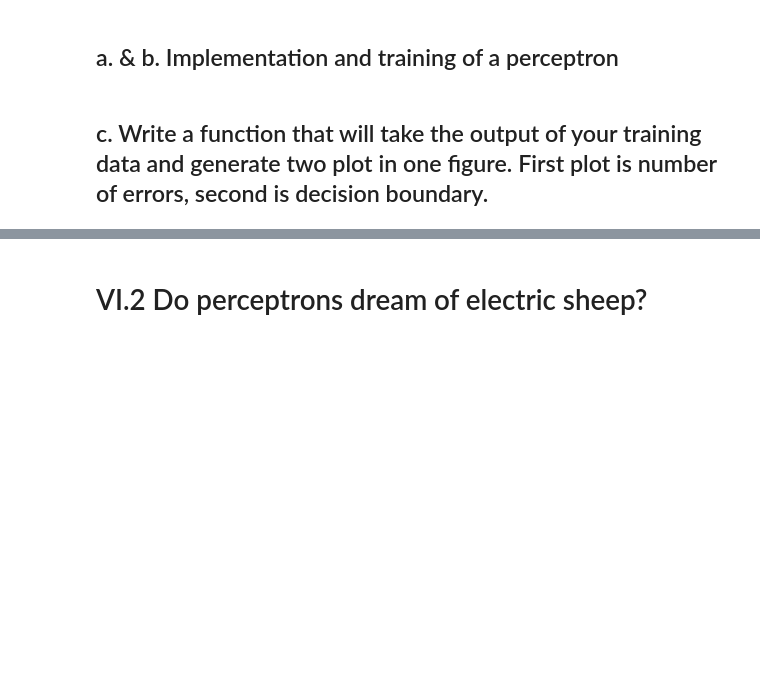
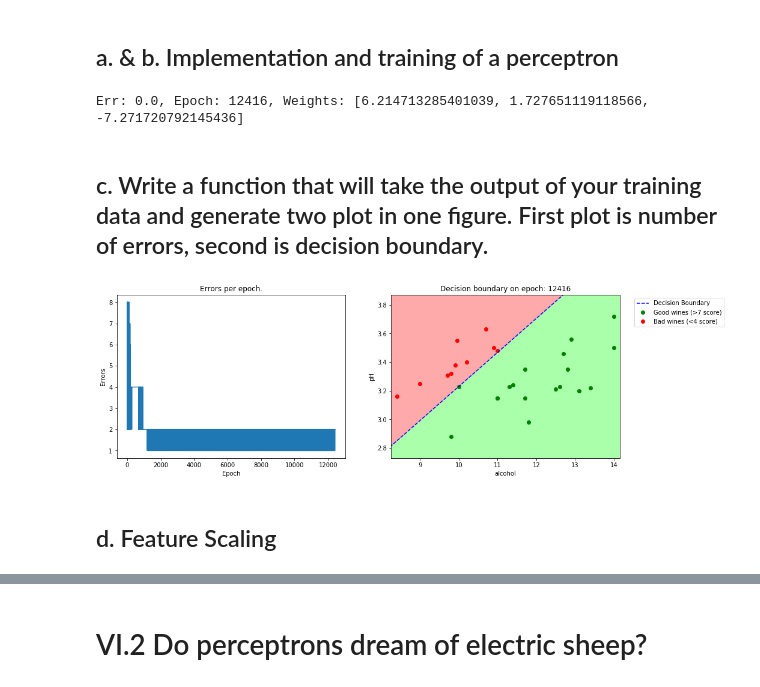
Before and after one commit to ZacheryFaria/ft_sommelier, a Jupyter notebook: ft_sommelier.ipynb, the cells around one changed output, grey strips where cells are left out. Drawn from its saved outputs; the diff is of its cells as text; code cells hidden in the pictures; blank space fills up the shorter version.

```diff
--- a/ft_sommelier.ipynb
+++ b/ft_sommelier.ipynb
@@ -147,63 +147,84 @@ def train_run(data, epochs=-1, l_rate=.01, verbose=False):
         i += 1
     return performance
 
-def train_perceptron(wine_data, features, gthresh, bthresh, seed=-1):
+def train_perceptron(data, features, seed=-1, l_rate=0.01):
+    global weights
     if seed is not -1:
         random.seed(seed)
-    features.append('quality')
-    train_data = wine_data.loc[:, features].copy()
-    train_data = train_data.loc[(train_data['quality'] > good_threshold) | (train_data['quality'] < bad_threshold)]
-    train_data['binary_quality'] = train_data['quality'].map({good_threshold: 1, bad_threshold: 0})
-    weights = [random.uniform(-1, 1) for i in range(len(train_data.columns) - 1)]
+    weights = [random.uniform(-1, 1) for i in range(len(data.columns) - 1)]
     features[2] = 'binary_quality'
-    return train_run(train_data.loc[:, features])
+    return train_run(data.loc[:, features], l_rate=l_rate)
 
-train_perceptron(wines_red, ['alcohol', 'volatile acidity'], 7, 3, seed=1000)
+good_threshold = 7
+bad_threshold = 4
+wine_data = wines_red
+
+features = ['alcohol', 'pH', 'quality']
+train_data = wine_data.loc[:, features].copy()
+train_data = train_data.loc[(train_data['quality'] > good_threshold) | (train_data['quality'] < bad_threshold)]
+train_data['binary_quality'] = train_data['quality'].map({good_threshold + 1: 1, bad_threshold - 1: 0})
+performance = train_perceptron(train_data, features, seed=1000)
+# %% [output]
+Err: 0.0, Epoch: 12416, Weights: [6.214713285401039, 1.727651119118566, -7.271720792145436]
 # %% [markdown]
 ## c. Write a function that will take the output of your training data and generate two plot in one figure. First plot is number of errors, second is decision boundary.
 # %%
-def plot_perceptron(data, features, epoch=-1, savefile=False, savename=None):
+def normal(omin, omax, nmin, nmax, oval):
+    x = (((oval - omin) * (nmax - nmin)) / (omax - omin) + nmin)
+    return x
+
+def plot_perceptron(data, features, tdata, epoch=-1, savefile=False, savename=None):
     errs = list(zip(*data))[1]
     if epoch < 0:
         epoch = len(errs) - 1
     errs = errs[:epoch]
     weight = data[epoch][2]
     fig, ax = plt.subplots(nrows=1, ncols=2, figsize=(15, 5))
     ax[0].plot(errs)
     ax[0].set_ylabel('Errors')
     ax[0].set_xlabel('Epoch')
     ax[0].set_title('Errors per epoch.')
     xdatab = []
     ydatab = []
     xdatag = []
     ydatag = []
-    for i, row in train_data.iterrows():
-        if row['quality'] == good_threshold:
+    for i, row in tdata.iterrows():
+        if row['quality'] == good_threshold + 1:
             xdatag.append(row[features[0]])
             ydatag.append(row[features[1]])
         else:
             xdatab.append(row[features[0]])
             ydatab.append(row[features[1]])
-    minx = min(train_data.loc[:, features[0]]) - .15
-    maxx = max(train_data.loc[:, features[0]]) + .15
-    miny = min(train_data.loc[:, features[1]]) - .15
-    maxy = max(train_data.loc[:, features[1]]) + .15
-    xcoords = range(int(minx) - 1, int(maxx) + 2)
-    ycoords = (-(weight[1]) / weight[2]) * xcoords + (-(weight[0]) / weight[2])
-    ax[1].plot(xcoords, ycoords, 'b--', label="Decision Boundary")
+    x_min = tdata.loc[:, features[0]].min() - 0.15
+    x_max = tdata.loc[:, features[0]].max() + 0.15
+    y_min = tdata.loc[:, features[1]].min() - 0.15
+    y_max = tdata.loc[:, features[1]].max() + 0.15
+    w1 = data[epoch][2][1]
+    w2 = data[epoch][2][2]
+    b = data[epoch][2][0]
+    slope = -w1/w2
+    intercept = -b/w2
+    x_coords = range(int(x_min) - 1, int(x_max) + 2)
+    y_coords = slope * x_coords + intercept
+    ax[1].plot(x_coords, y_coords, 'b--', label="Decision Boundary")
     ax[1].set_ylabel(features[1])
     ax[1].set_xlabel(features[0])
-    ax[1].set_xlim([minx, maxx])
-    ax[1].set_ylim([miny, maxy])
-    ax[1].fill_between(xcoords, ycoords, miny, color='#aaffaa')
-    ax[1].fill_between(xcoords, ycoords, maxy, color='#ffaaaa')
-    ax[1].scatter(xdatag, ydatag, c='green', label="Good wines (>{} score)".format(good_threshold-1))
-    ax[1].scatter(xdatab, ydatab, c='red', label="Bad wines (<{} score)".format(bad_threshold+1))
+    ax[1].set_xlim([x_min, x_max])
+    ax[1].set_ylim([y_min, y_max])
+    ax[1].fill_between(x_coords, y_coords, y_min, color='#aaffaa')
+    ax[1].fill_between(x_coords, y_coords, y_max, color='#ffaaaa')
+    ax[1].scatter(xdatag, ydatag, c='green', label="Good wines (>{} score)".format(good_threshold))
+    ax[1].scatter(xdatab, ydatab, c='red', label="Bad wines (<{} score)".format(bad_threshold))
     ax[1].set_title('Decision boundary on epoch: {}'.format(epoch))
     ax[1].legend(bbox_to_anchor=(1.05, 1), loc=2)
 
     if savefile and savename:
         plt.savefig(savename)
     return fig
 
-#plot_perceptron(performance, ['alcohol', 'volatile acidity'], epoch=-1)
+features = ['alcohol', 'pH', 'quality']
+fig = plot_perceptron(performance, features, train_data)
+# %% [output]
+[figure, added]
+# %% [markdown]
+## d. Feature Scaling
```
Also changed, not shown: parts of 6 cells of this notebook.
